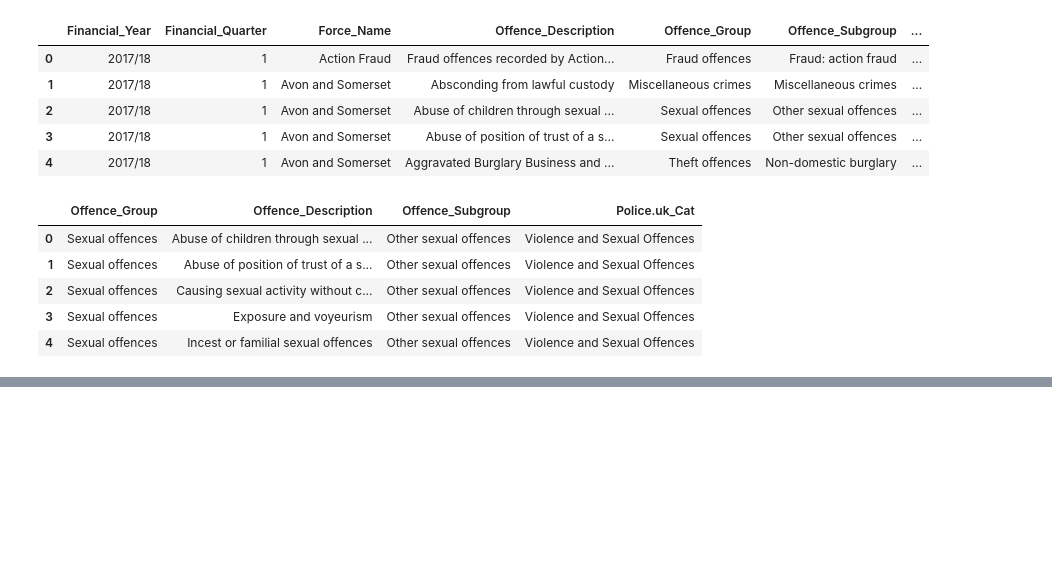
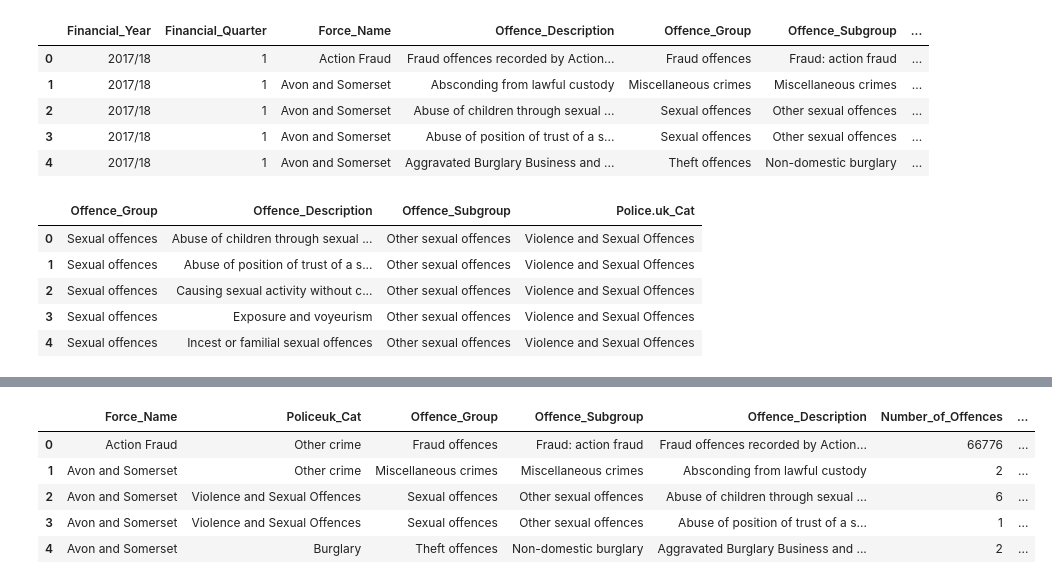
Before and after one commit to Sparrow0hawk/crime_sim_toolkit, a Jupyter notebook: data_manipulation/MappingCrimeCat2CrimeDes.ipynb, the cells around one changed output, grey strips where cells are left out. Cells and saved outputs as stored; diff of their text form; code cells hidden in the pictures; blank space fills up the shorter version.

Commit message:
updated crime mapping notebook for production of a simpler mapping table

```diff
--- a/data_manipulation/MappingCrimeCat2CrimeDes.ipynb
+++ b/data_manipulation/MappingCrimeCat2CrimeDes.ipynb
@@ -561,0 +573,12 @@ prcdata.to_csv('../crime_sim_toolkit/src/prc-pfa-201718_new.csv')
+# %%
+simple_table = simple_table[['Force_Name','Policeuk_Cat','Offence_Group',
+              'Offence_Subgroup','Offence_Description','Number_of_Offences']]
+# %%
+descrip_totals = simple_table.groupby(['Force_Name','Policeuk_Cat','Offence_Description'])\
+.agg({'Number_of_Offences' : 'sum'})
+# %%
+simple_perc_table = descrip_totals.groupby(level=0).apply(lambda x: 100 * x / float(x.sum())).reset_index(['Force_Name','Policeuk_Cat','Offence_Description'])
+
+simple_perc_table.columns = ['Force_Name','Policeuk_Cat','Offence_Description','Percentage_of_offences']
+
+simple_perc_table.head()
@@ -561,0 +592,11 @@ prcdata.to_csv('../crime_sim_toolkit/src/prc-pfa-201718_new.csv')
+# %%
+simple_table['Percentage_of_offences'] = simple_perc_table['Percentage_of_offences']
+# %%
+simple_table.head()
+# %% [output]
+|  | Force_Name | Policeuk_Cat | Offence_Group | Offence_Subgroup | Offence_Description | Number_of_Offences | ... |
+| 0 | Action Fraud | Other crime | Fraud offences | Fraud: action fraud | Fraud offences recorded by Action... | 66776 | ... |
+| 1 | Avon and Somerset | Other crime | Miscellaneous crimes | Miscellaneous crimes | Absconding from lawful custody | 2 | ... |
+| 2 | Avon and Somerset | Violence and Sexual Offences | Sexual offences | Other sexual offences | Abuse of children through sexual ... | 6 | ... |
+| 3 | Avon and Somerset | Violence and Sexual Offences | Sexual offences | Other sexual offences | Abuse of position of trust of a s... | 1 | ... |
+| 4 | Avon and Somerset | Burglary | Theft offences | Non-domestic burglary | Aggravated Burglary Business and ... | 2 | ... |
```
Also changed, not shown: parts of 3 cells of this notebook, 1 other file.
